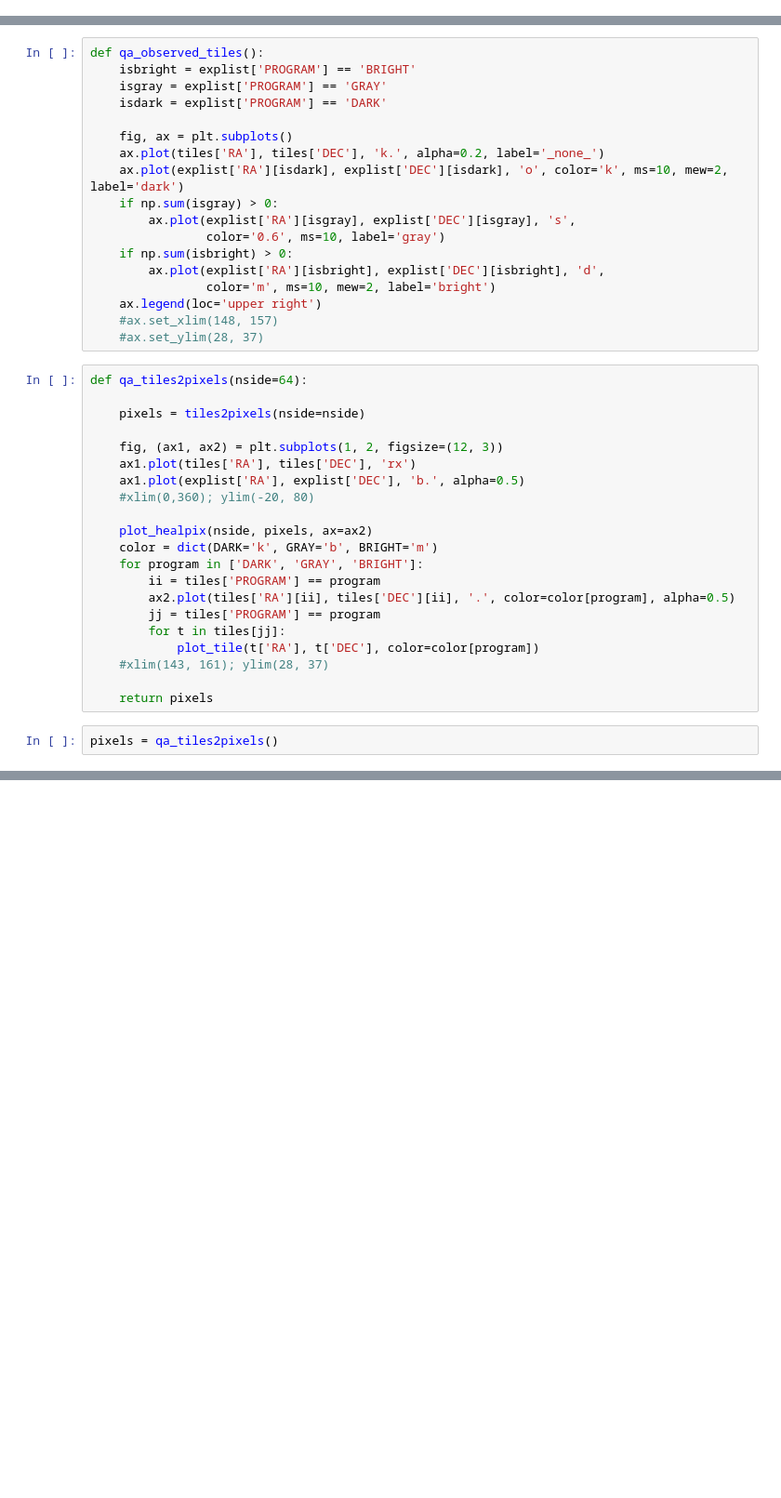
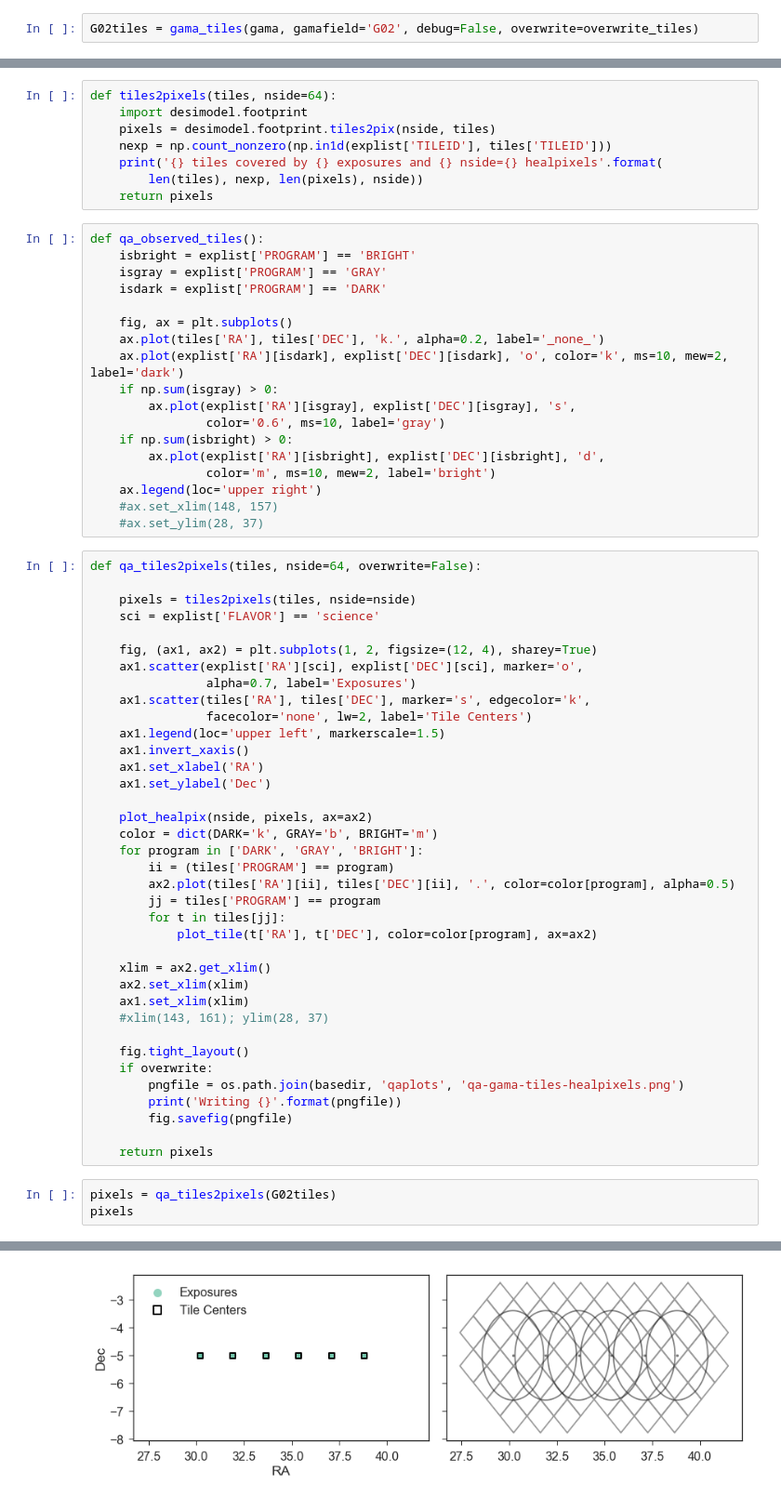
Before and after one commit to michaelJwilson/survey-validation, a Jupyter notebook: svdc-summer2018/bgs-gama-tiles.ipynb, the cells around one changed output, grey strips where cells are left out. Shown: that part at 93% size. Cells and saved outputs as stored; diff of their text form; blank space fills up the shorter version.

```diff
--- a/svdc-summer2018/bgs-gama-tiles.ipynb
+++ b/svdc-summer2018/bgs-gama-tiles.ipynb
@@ -245,0 +287,2 @@ Writing /Users/ioannis/work/desi/datachallenge/svdc-summer2018/qaplots/qa-gama-t
+# %%
+G02tiles = gama_tiles(gama, gamafield='G02', debug=False, overwrite=overwrite_tiles)
@@ -362,6 +442,14 @@ def plot_healpix(nside, pixels, ax=None):
         phi = np.concatenate([phi, phi[0:1]])
         ra, dec = np.degrees(phi), 90-np.degrees(theta)
         ax.plot(ra, dec, '-', color='0.6')
+# %%
+def tiles2pixels(tiles, nside=64):
+    import desimodel.footprint
+    pixels = desimodel.footprint.tiles2pix(nside, tiles)
+    nexp = np.count_nonzero(np.in1d(explist['TILEID'], tiles['TILEID']))
+    print('{} tiles covered by {} exposures and {} nside={} healpixels'.format(
+        len(tiles), nexp, len(pixels), nside))
+    return pixels
 # %%
 def qa_observed_tiles():
     isbright = explist['PROGRAM'] == 'BRIGHT'
@@ -381,25 +469,43 @@ def qa_observed_tiles():
     #ax.set_xlim(148, 157)
     #ax.set_ylim(28, 37)
 # %%
-def qa_tiles2pixels(nside=64):
+def qa_tiles2pixels(tiles, nside=64, overwrite=False):
 
-    pixels = tiles2pixels(nside=nside)
+    pixels = tiles2pixels(tiles, nside=nside)
+    sci = explist['FLAVOR'] == 'science'
 
-    fig, (ax1, ax2) = plt.subplots(1, 2, figsize=(12, 3))
-    ax1.plot(tiles['RA'], tiles['DEC'], 'rx')
-    ax1.plot(explist['RA'], explist['DEC'], 'b.', alpha=0.5)
-    #xlim(0,360); ylim(-20, 80)
+    fig, (ax1, ax2) = plt.subplots(1, 2, figsize=(12, 4), sharey=True)
+    ax1.scatter(explist['RA'][sci], explist['DEC'][sci], marker='o',
+                alpha=0.7, label='Exposures')
+    ax1.scatter(tiles['RA'], tiles['DEC'], marker='s', edgecolor='k',
+                facecolor='none', lw=2, label='Tile Centers')
+    ax1.legend(loc='upper left', markerscale=1.5)
+    ax1.invert_xaxis()
+    ax1.set_xlabel('RA')
+    ax1.set_ylabel('Dec')
 
     plot_healpix(nside, pixels, ax=ax2)
     color = dict(DARK='k', GRAY='b', BRIGHT='m')
     for program in ['DARK', 'GRAY', 'BRIGHT']:
-        ii = tiles['PROGRAM'] == program
+        ii = (tiles['PROGRAM'] == program)
         ax2.plot(tiles['RA'][ii], tiles['DEC'][ii], '.', color=color[program], alpha=0.5)
         jj = tiles['PROGRAM'] == program
         for t in tiles[jj]:
-            plot_tile(t['RA'], t['DEC'], color=color[program])
+            plot_tile(t['RA'], t['DEC'], color=color[program], ax=ax2)
+
+    xlim = ax2.get_xlim()
+    ax2.set_xlim(xlim)
+    ax1.set_xlim(xlim)
     #xlim(143, 161); ylim(28, 37)
 
+    fig.tight_layout()
+    if overwrite:
+        pngfile = os.path.join(basedir, 'qaplots', 'qa-gama-tiles-healpixels.png')
+        print('Writing {}'.format(pngfile))
+        fig.savefig(pngfile)
+
     return pixels
 # %%
-pixels = qa_tiles2pixels()
+pixels = qa_tiles2pixels(G02tiles)
+pixels
+# %% [output]
@@ -405,0 +521 @@ pixels = qa_tiles2pixels()
+[figure, added]
```
Also changed, not shown: parts of 26 cells of this notebook, 1 other file.
